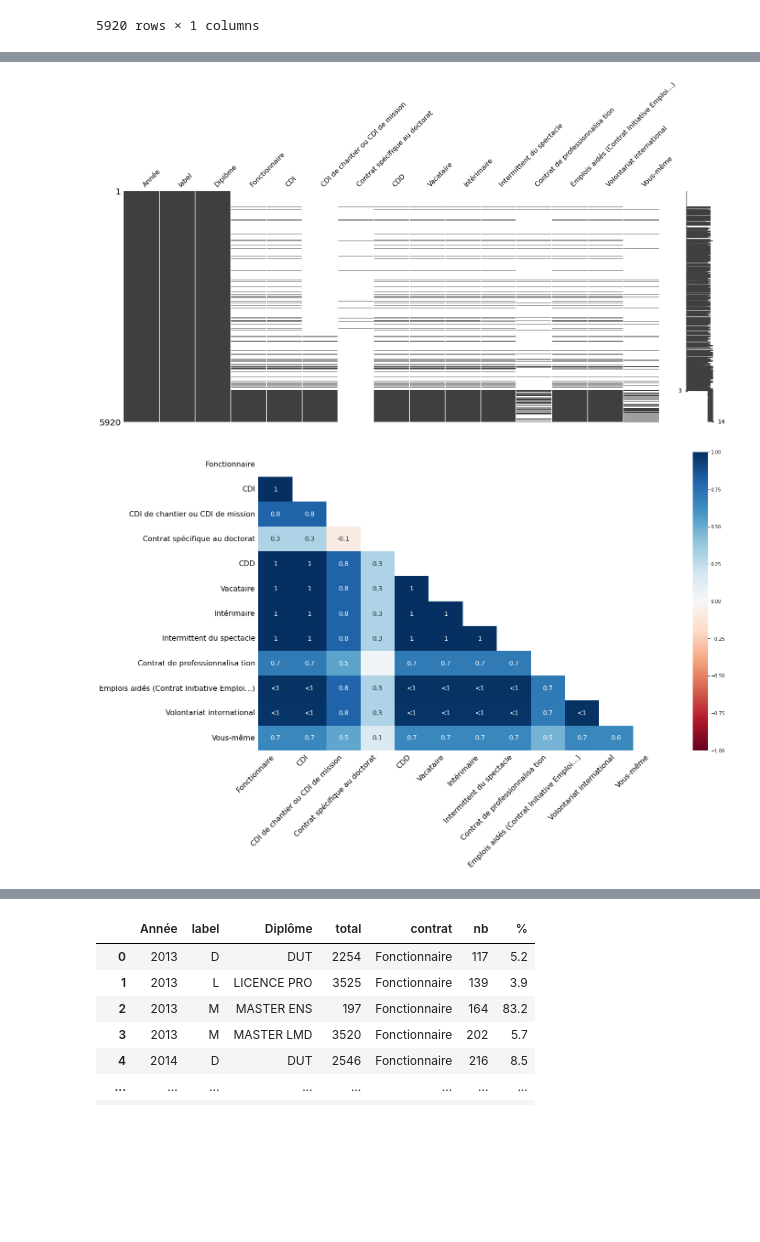
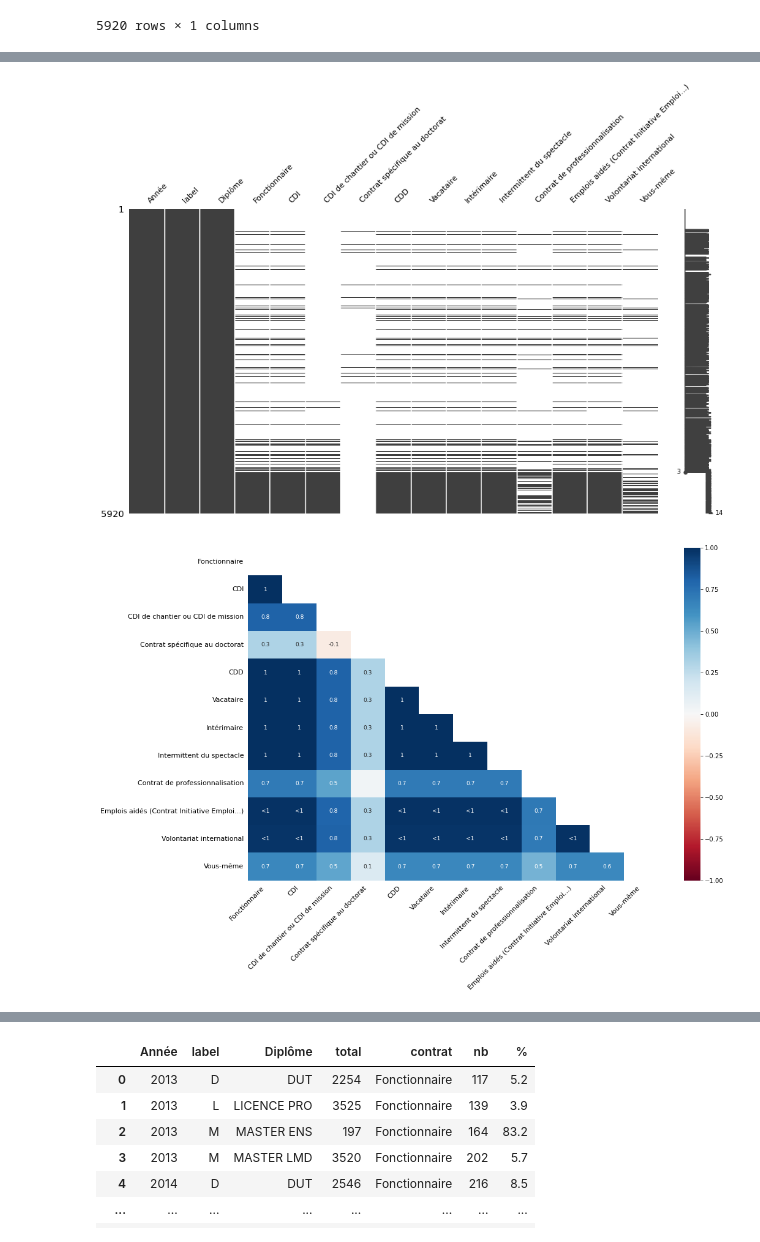
Before and after one commit to smtux/DUDA, a Jupyter notebook: inser_pro/src/pro.ipynb, the cells around one changed output, grey strips where cells are left out. Cells and saved outputs as stored; diff of their text form; code cells hidden in the pictures; blank space fills up the shorter version.

```diff
--- a/inser_pro/src/pro.ipynb
+++ b/inser_pro/src/pro.ipynb
@@ -146,6 +149,9 @@ Data columns (total 58 columns):
  57  Ingénieur, cadre, prof. libérales, prof. intellectuelles sup           624 non-null    object
 dtypes: object(58)
 memory usage: 2.6+ MB
+# %%
+# renommage de la variable "Contrat de professionnalisa tion"
+df.rename(columns={"Contrat de professionnalisa tion": "Contrat de professionnalisation"}, inplace=True)
 # %%
 # Suppression des lignes dont toutes valeurs des variables sont manquantes
 df.dropna(subset=df.columns[1:], how='all', inplace=True)
@@ -207,15 +213,15 @@ dtypes: int64(1), object(14)
 memory usage: 693.9+ KB
 # %%
 # Recherche des valeurs manquantes par type de contrats
-msno.matrix(df_contrat.sort_values("Année"))
+msno.matrix(df_contrat.sort_values("Année"), fontsize=11, figsize=(15,8))
 plt.show()
 # %% [output]
-[figure, old version]
+[figure, new version]
 # %%
-msno.heatmap(df_contrat.sort_values("Année"))
+msno.heatmap(df_contrat.sort_values("Année"), fontsize=11, figsize=(15,10))
 plt.show()
 # %% [output]
-[figure, old version]
+[figure, new version]
 # %%
 # Remplacement des valeurs maquantes par la valeur 0
 df_contrat = df_contrat.replace([pd.NA, "ns", "nd"], 0)
```
Also changed, not shown: parts of 14 cells of this notebook.
